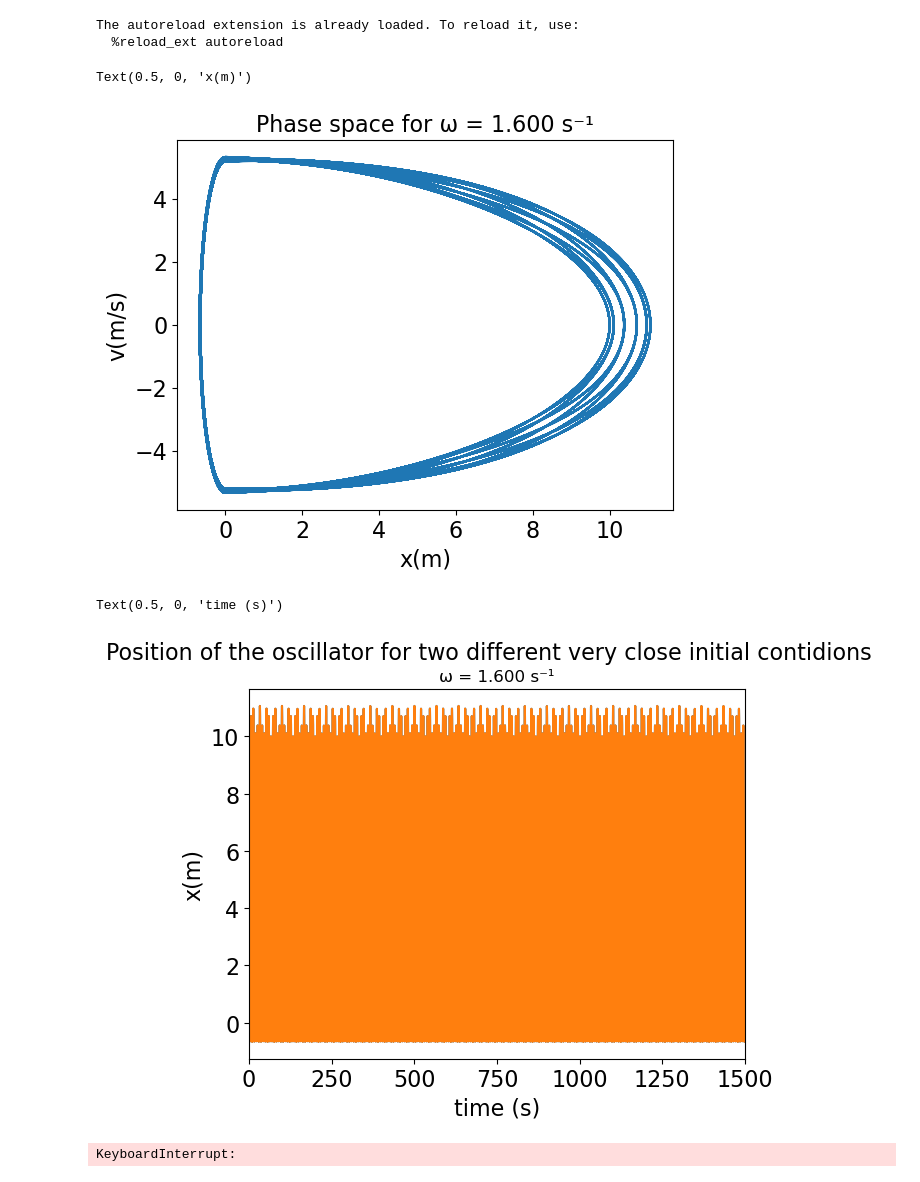
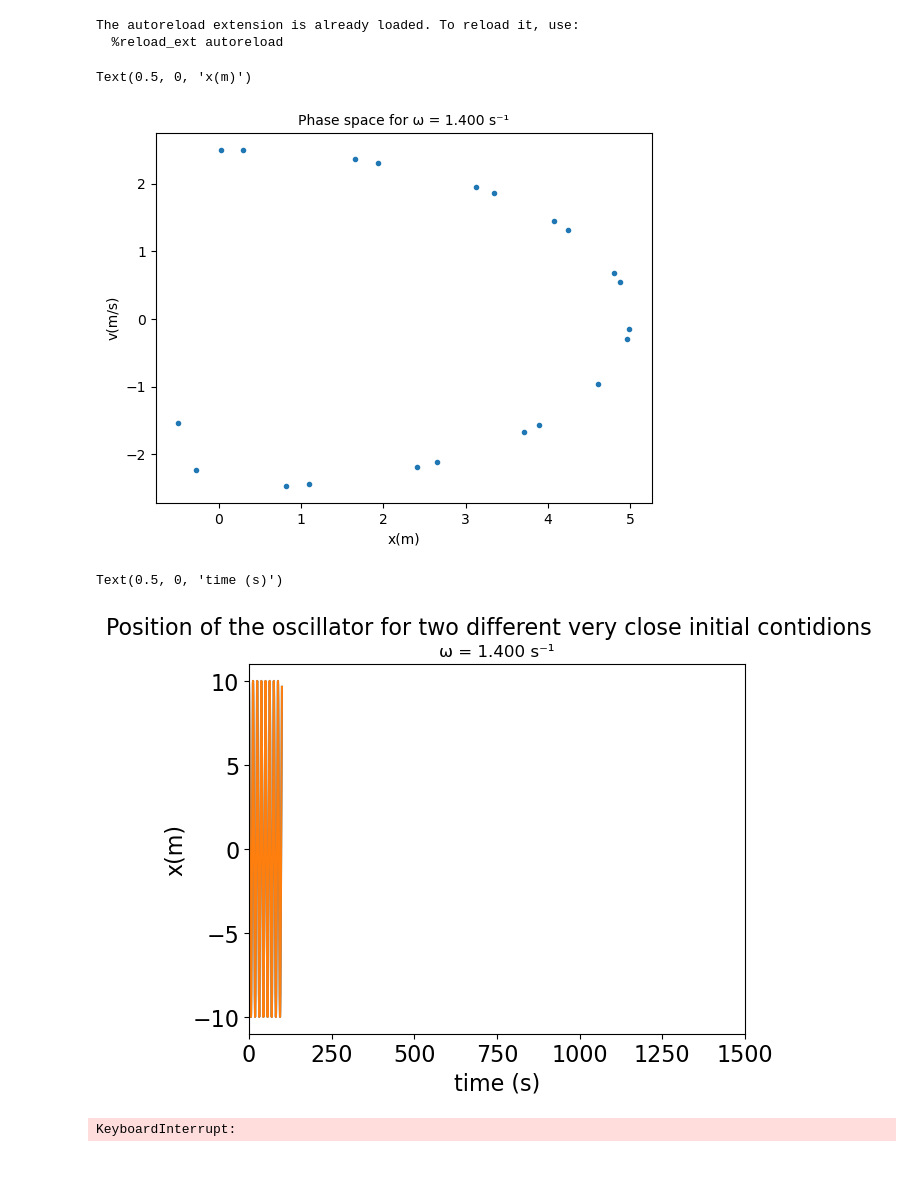
Before and after one commit to rodriGDD/Quantum-chaos, a Jupyter notebook: SISTEMA CLÁSICO/SIMULACION DE DINAMICAS/Codes/Oscilador amortiguado forzado rk4.ipynb, the cells around one changed output. Drawn from its saved outputs; the diff is of its cells as text; code cells hidden in the pictures.

```diff
--- a/SISTEMA CLÁSICO/SIMULACION DE DINAMICAS/Codes/Oscilador amortiguado forzado rk4.ipynb
+++ b/SISTEMA CLÁSICO/SIMULACION DE DINAMICAS/Codes/Oscilador amortiguado forzado rk4.ipynb
@@ -12,15 +12,15 @@ import matplotlib.animation as animation
 
 # Condiciones iniciales
 
-x_0 = 10 # Posición inicial (arb)
+x_0 = 5 # Posición inicial (arb)
 v_0 = 0 # Velocidad inicial (arb)
 
 # Definiciones iniciales
 w_0 = 0.5 # Frecuencia natural x>0
-W_0 = 8 # Frecuencia natural x<0
+W_0 = 4 # Frecuencia natural x<0
 amort = 0 # constante de amortiguamiento
-f_0 = 0.25 # Amplitud de la fuerza por unidad de masa
-w = 1.6 # Frecuencia fuerza externa
+f_0 = 0 # Amplitud de la fuerza por unidad de masa
+w = 1.4 # Frecuencia fuerza externa
 # %% [output]
 The autoreload extension is already loaded. To reload it, use:
   %reload_ext autoreload
@@ -93,17 +93,20 @@ v2 = y2[:,1]
 ind = np.array([np.searchsorted(t,T*(i+1)+0.9) for i in range(n-1)]) # Calculamos los puntos del diagrama de Poincaré
 xp = x[ind]
 vp = v[ind]
+# %%
+plt.rc('xtick', labelsize=10)
+plt.rc('ytick', labelsize=10)
 # %%
-plt.plot(x[50000:],v[50000:])
-plt.rc('xtick', labelsize=16)
-plt.rc('ytick', labelsize=16)
-plt.title('Phase space for ω = '+str(format(w,'.3f'))+' s⁻¹',fontsize = 16)
-plt.ylabel('v(m/s)',fontsize = 16)
-plt.xlabel('x(m)',fontsize = 16)
+plt.plot(x[:],v[:])
+plt.rc('xtick', labelsize=10)
+plt.rc('ytick', labelsize=10)
+plt.title('Phase space for ω = '+str(format(w,'.3f'))+' s⁻¹',fontsize = 10)
+plt.ylabel('v(m/s)',fontsize = 10)
+plt.xlabel('x(m)',fontsize = 10)
 #plt.savefig('ejemplo4.png')
 # %% [output]
 Text(0.5, 0, 'x(m)')
-[figure, old version]
+[figure, new version]
 # %%
 plt.rc('xtick', labelsize=16)
 plt.rc('ytick', labelsize=16)
@@ -117,7 +120,7 @@ plt.xlabel('time (s)',fontsize = 16)
 #plt.savefig('ejemplo4.png')
 # %% [output]
 Text(0.5, 0, 'time (s)')
-[figure, old version]
+[figure, new version]
 # %%
 def update_x(num,x,v,x2,v2):
     plt.cla()
```
Also changed, not shown: parts of 4 cells of this notebook, 3 other files.
